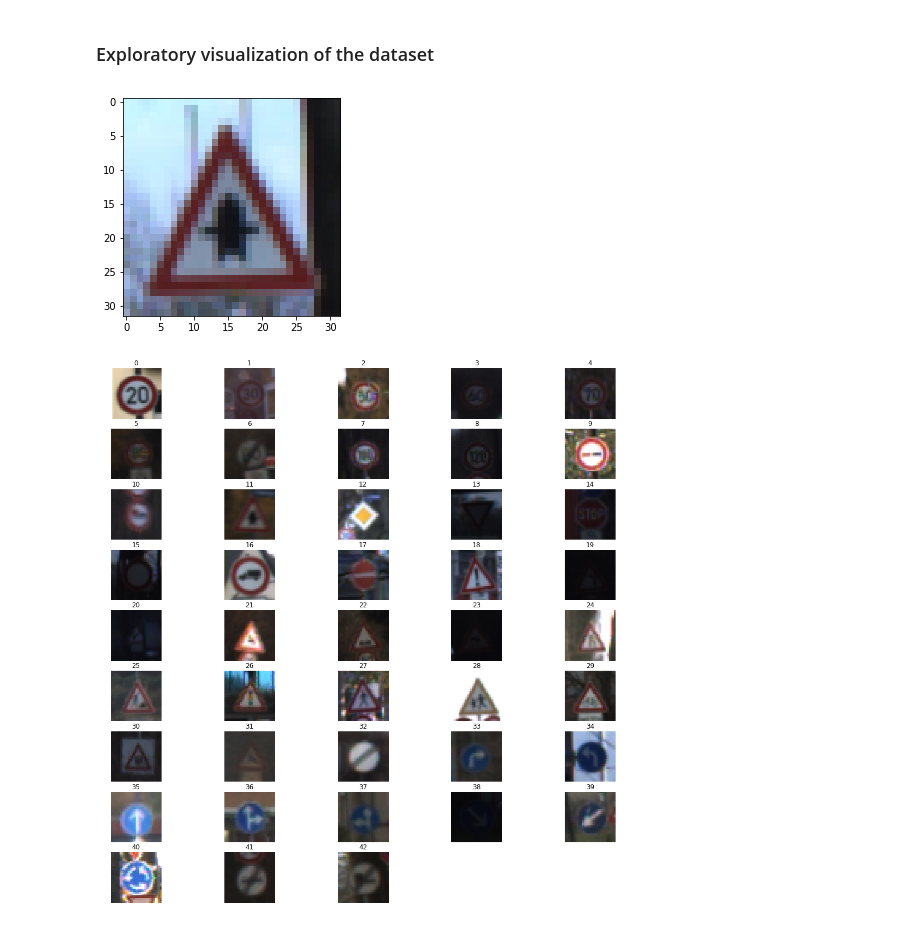
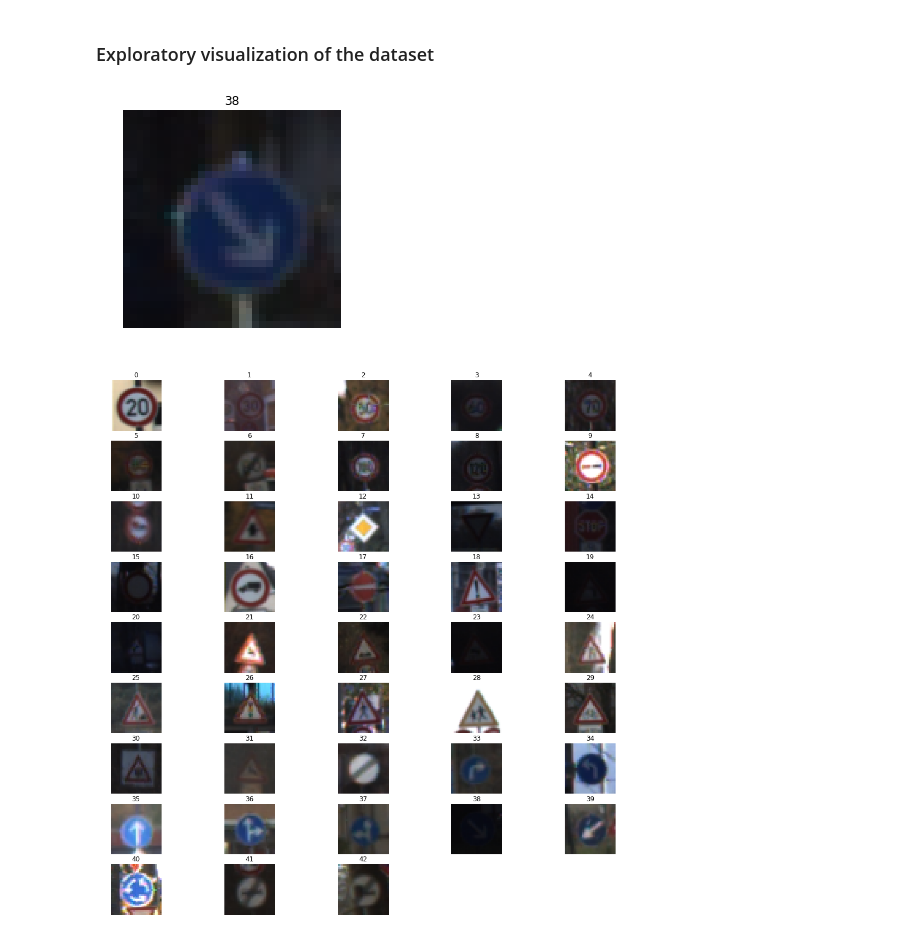
Before and after one commit to szon0111/CarND_P2-Traffic-Sign-Classifier, a Jupyter notebook: Traffic_Sign_Classifier.ipynb, the cells around one changed output. Saved outputs shown, nothing was run; the diff lists cells and outputs as text; code cells hidden in the pictures.

Commit message:
finalize training model and testing on new images

```diff
--- a/Traffic_Sign_Classifier.ipynb
+++ b/Traffic_Sign_Classifier.ipynb
@@ -74,12 +74,14 @@ import matplotlib.pyplot as plt
 %matplotlib inline
 # %%
 # Show a sample traffic sign image chosen randomly from training data
+np.random.seed(123)
 rand_n = np.random.randint(0, n_train)
 plt.imshow(X_train[rand_n])
+plt.axis("off")
 plt.title(y_train[rand_n])
 plt.show()
 # %% [output]
-[figure, old version]
+[figure, new version]
 # %%
 # Show the 43 classes of traffic signs
 
```
Also changed, not shown: parts of 12 cells of this notebook, 5 other files.
